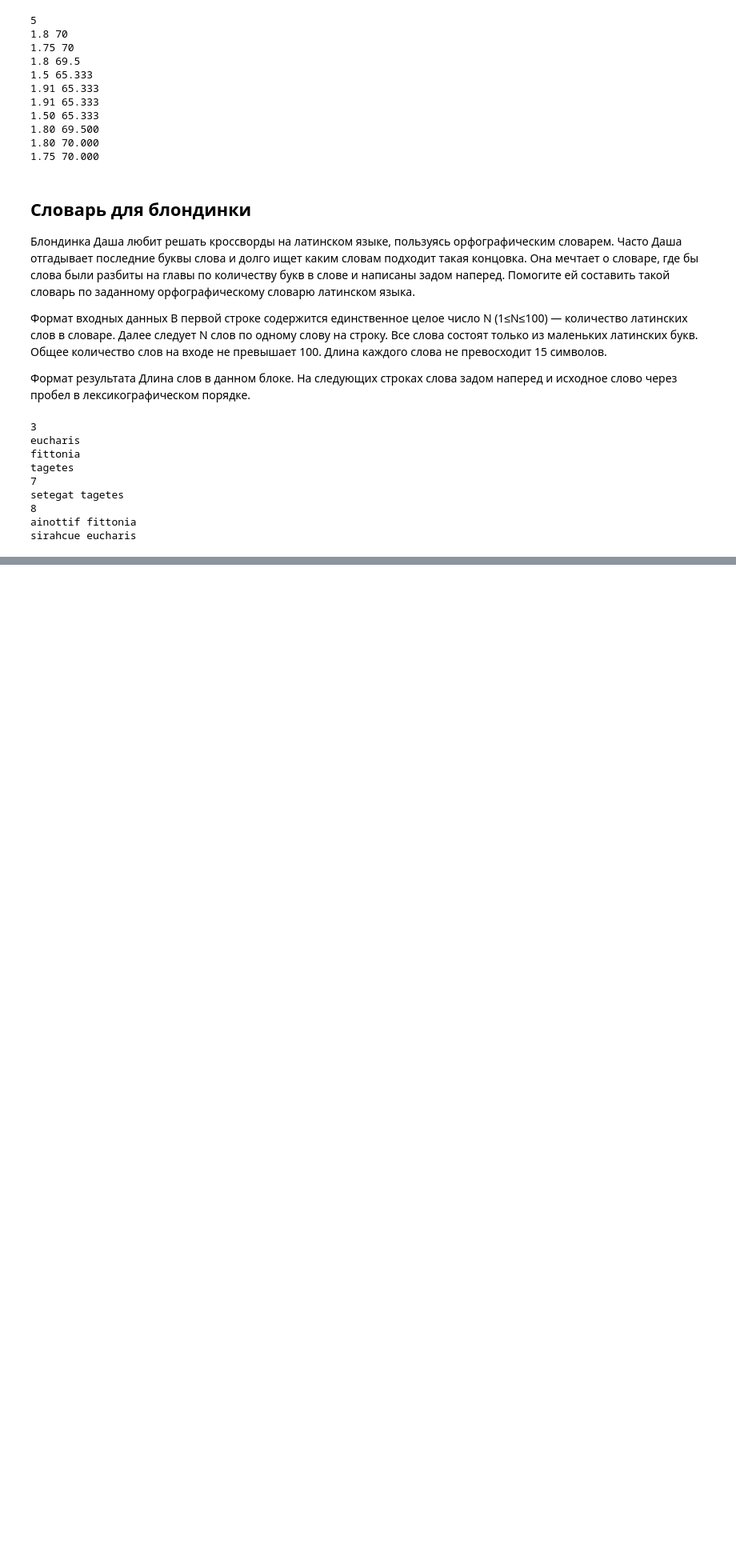
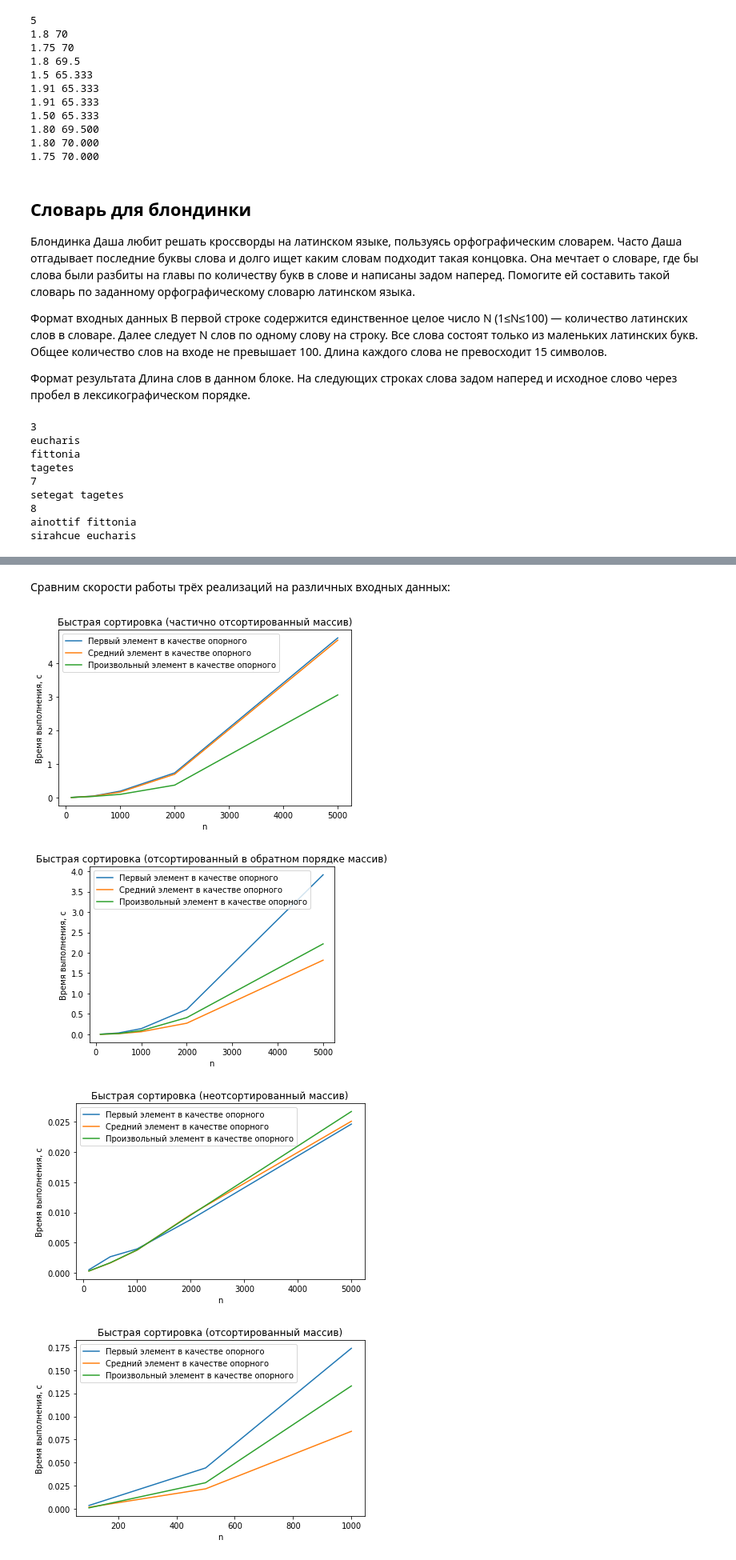
Before and after one commit to Heymdale/Python-practices, a Jupyter notebook: Practices.ipynb, the cells around one changed output, grey strips where cells are left out. Shown at 80% size. Cells and saved outputs as stored; diff of their text form; code cells hidden in the pictures; blank space fills up the shorter version.

```diff
--- a/Practices.ipynb
+++ b/Practices.ipynb
@@ -3266,0 +3437,4 @@ sirahcue eucharis
+# %%
+a = [5, 4, 3, 2, 1]
+bubble_sort(a)
+assert util.is_sorted(a)
@@ -3266,0 +3492,4 @@ sirahcue eucharis
+# %%
+a = [5, 4, 3, 2, 1]
+quick_sort_first(a)
+assert util.is_sorted(a)
@@ -3266,0 +3522,4 @@ sirahcue eucharis
+# %%
+a = [5, 4, 3, 2, 1]
+quick_sort_middle(a)
+assert util.is_sorted(a)
@@ -3266,0 +3528,22 @@ sirahcue eucharis
+# %%
+def quick_sort_random(a):
+  if len(a) <=1:
+    return
+  barrier = random.choice(a)
+  l=[]
+  m=[]
+  r=[]
+  n = len(a)
+  for i in range(0, n):
+    if a[i] < barrier:
+      l.append(a[i])
+    elif a[i] == barrier:
+      m.append(a[i])
+    else:
+      r.append(a[i])
+  quick_sort_first(l)
+  quick_sort_first(r)
+  k = 0
+  for x in l+m+r:
+    a[k] = x
+    k += 1
@@ -3266,0 +3556,13 @@ sirahcue eucharis
+# %% [markdown]
+Сравним скорости работы трёх реализаций на различных входных данных:
+# %%
+util.plot_quick_sort_results(
+    ('Первый элемент в качестве опорного', quick_sort_first),
+    ('Средний элемент в качестве опорного', quick_sort_middle),
+    ('Произвольный элемент в качестве опорного', quick_sort_random)
+)
+# %% [output]
+[figure, added]
+[figure, added]
+[figure, added]
+[figure, added]
```
Also changed, not shown: parts of 63 cells of this notebook.
